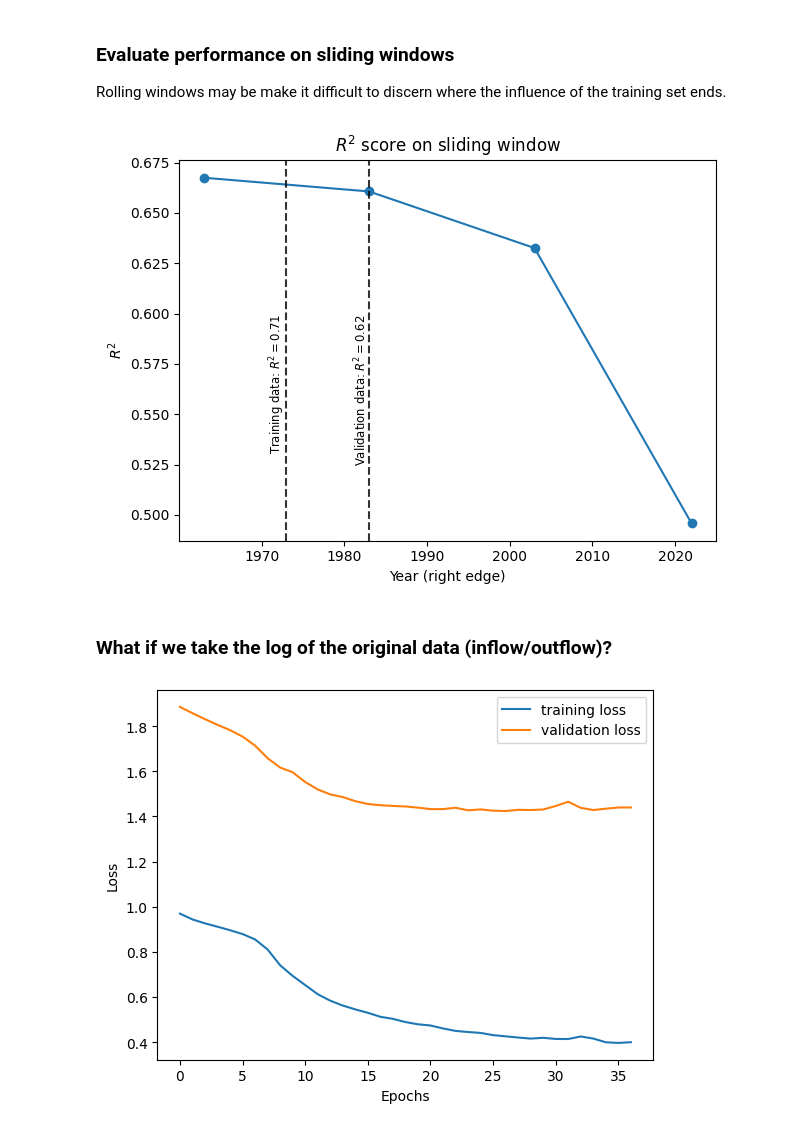
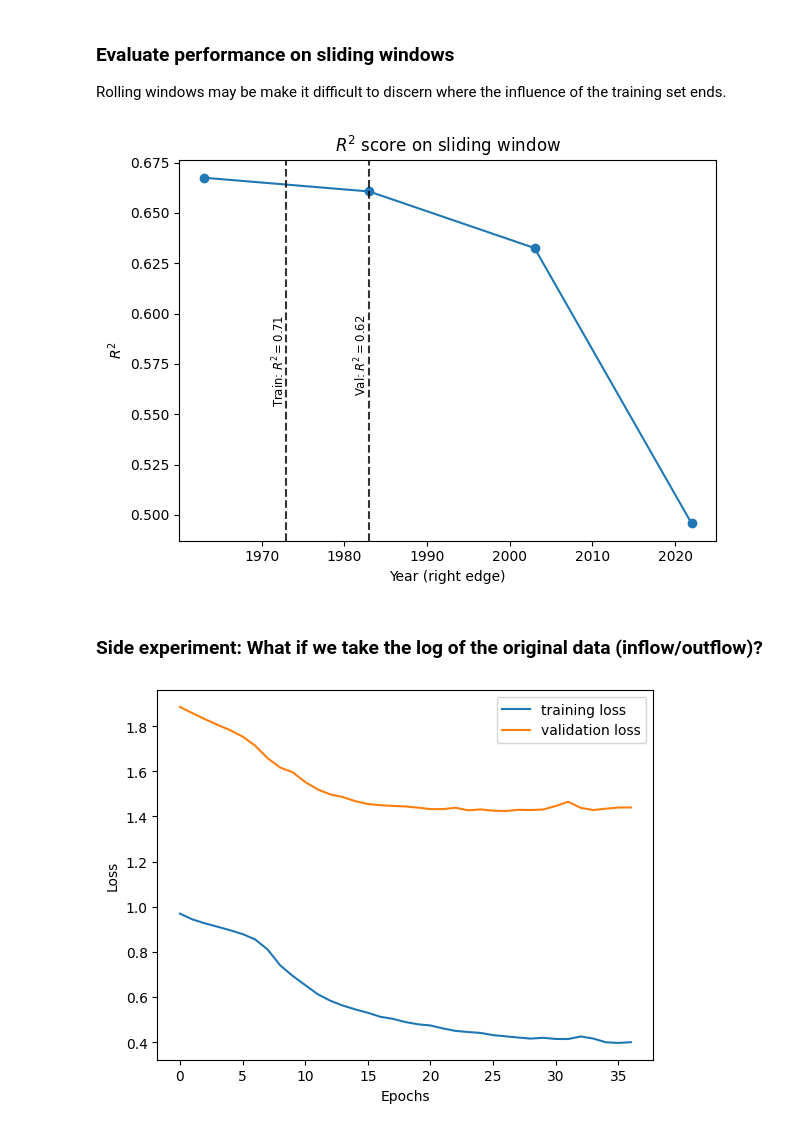
Before and after one commit to Matt2371/DL-reservoir-modeling, a Jupyter notebook: experiments/4_shasta_data_dist.ipynb, the cells around one changed output. Saved outputs shown, nothing was run; the diff lists cells and outputs as text; code cells hidden in the pictures.

Commit message:
Progress report
- added progress report presentation (1/23/24)
- cleaned up code in experiment 4

```diff
--- a/experiments/4_shasta_data_dist.ipynb
+++ b/experiments/4_shasta_data_dist.ipynb
@@ -360,21 +421,12 @@ R2_sliding_shasta, sliding_years_shasta = get_moving_performance(model=model, na
-# %%
-# Plot result
-fig, ax = plt.subplots()
-ax.plot(sliding_years_shasta, R2_sliding_shasta, marker='o')
-# Label training and validation window
-ax.axvline(x=pd.to_datetime(left_window_shasta).year + train_size_shasta -1, linestyle='--', color='black', alpha=0.8) #-1 to account for right edges being 12/31 instead of 1/1
-ax.text(x=pd.to_datetime(left_window_shasta).year + train_size_shasta-0.9, y=0.6, s=f'Training data: $R^2={round(r2_train_shasta, 2)}$ ', ha='right', va='top', size='small', rotation=90)
-ax.axvline(x=pd.to_datetime(right_window_shasta).year, linestyle='--', color='black', alpha=0.8) #-1 to account for right edges being 12/31 instead of 1/1
-ax.text(x=pd.to_datetime(right_window_shasta).year, y=0.6, s=f'Validation data: $R^2={round(r2_val_shasta, 2)}$ ', ha='right', va='top', size='small', rotation=90)
-ax.set_ylabel('$R^2$')
-ax.set_xlabel('Year (right edge)')
-ax.set_title('$R^2$ score on sliding window')
-plt.tight_layout()
-plt.show()
-# %% [output]
-[figure, removed]
+# %%
+fig, ax = plt.subplots()
+shasta_model.plot_moving_performance(type='sliding', win_size=20, ax=ax)
+plt.tight_layout()
+plt.show()
+# %% [output]
+[figure, added]
 # %% [markdown]
-### What if we take the log of the original data (inflow/outflow)?
+### Side experiment: What if we take the log of the original data (inflow/outflow)?
 # %%
 # Run data processing pipeline
 left_window = '1944-01-01'
```
Also changed, not shown: parts of 30 cells of this notebook, 19 other files.
